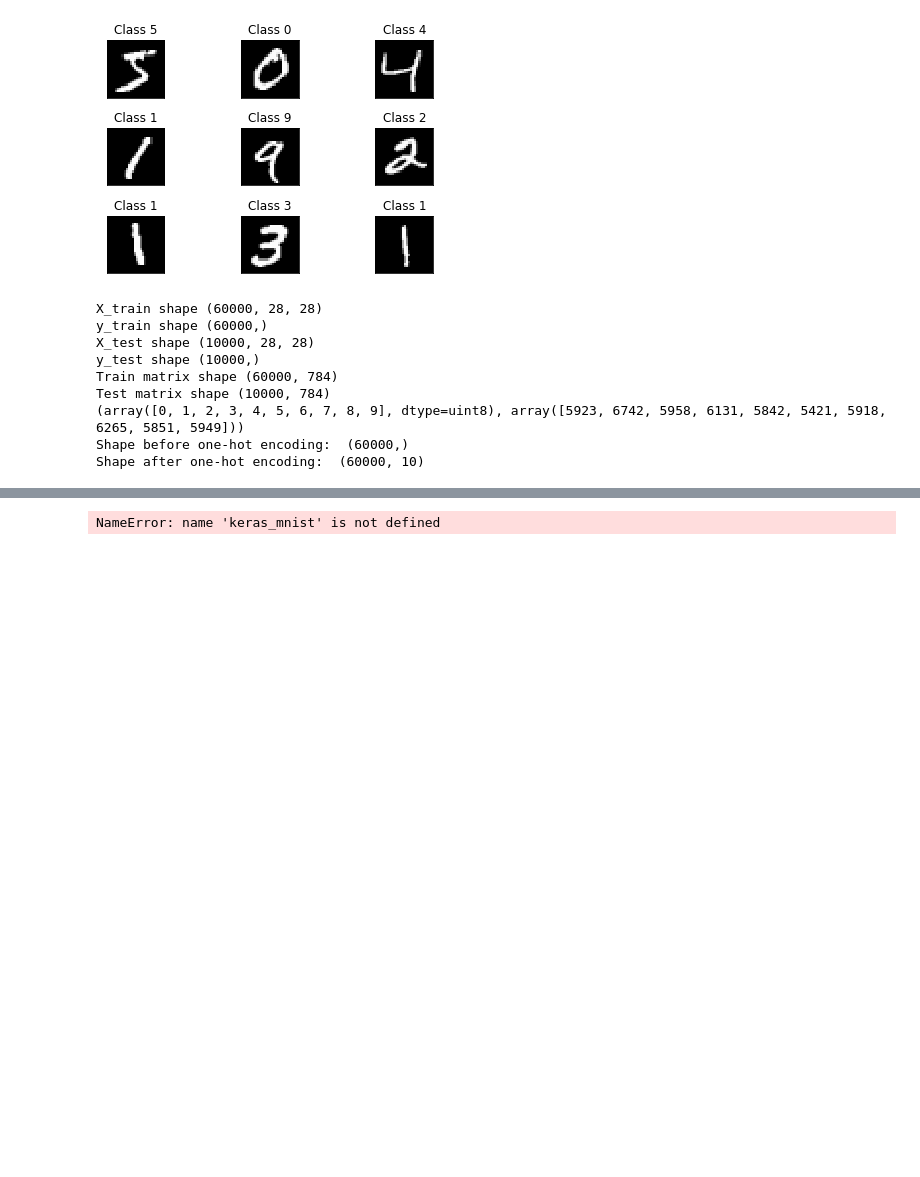
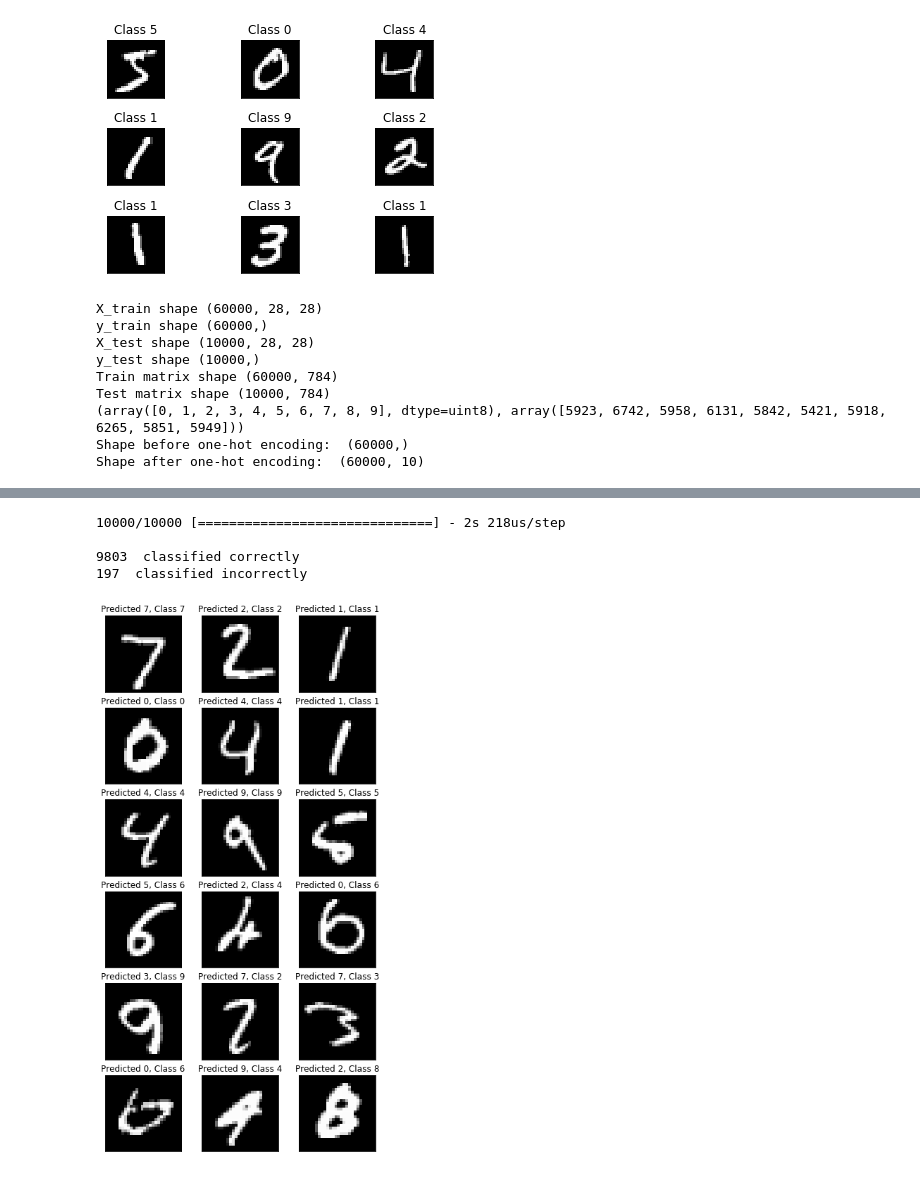
Before and after one commit to ledduy/b2dl-asc, a Jupyter notebook: asc-lect4-1.ipynb, the cells around one changed output, grey strips where cells are left out. Saved outputs shown, nothing was run; the diff lists cells and outputs as text; code cells hidden in the pictures; blank space fills up the shorter version.

```diff
--- a/asc-lect4-1.ipynb
+++ b/asc-lect4-1.ipynb
@@ -145,36 +147,40 @@ NameError: name 'keras_mnist' is not defined
 # %%
 # load the model and create predictions on the test set
-mnist_model = load_model(keras_mnist.h5)
+mnist_model = load_model(model_path)
 predicted_classes = mnist_model.predict_classes(X_test)
 
 # see which we predicted correctly and which not
 correct_indices = np.nonzero(predicted_classes == y_test)[0]
 incorrect_indices = np.nonzero(predicted_classes != y_test)[0]
 print()
 print(len(correct_indices)," classified correctly")
 print(len(incorrect_indices)," classified incorrectly")
 
 # adapt figure size to accomodate 18 subplots
 plt.rcParams['figure.figsize'] = (7,14)
 
 figure_evaluation = plt.figure()
 
 # plot 9 correct predictions
 for i, correct in enumerate(correct_indices[:9]):
     plt.subplot(6,3,i+1)
     plt.imshow(X_test[correct].reshape(28,28), cmap='gray', interpolation='none')
     plt.title("Predicted {}, Class {}".format(predicted_classes[correct], y_test[correct]))
     plt.xticks([])
     plt.yticks([])
 
 # plot 9 incorrect predictions
 for i, incorrect in enumerate(incorrect_indices[:9]):
     plt.subplot(6,3,i+10)
     plt.imshow(X_test[incorrect].reshape(28,28), cmap='gray', interpolation='none')
     plt.title("Predicted {}, Class {}".format(predicted_classes[incorrect], y_test[incorrect]))
     plt.xticks([])
     plt.yticks([])
 
 figure_evaluation
 # %% [output]
-NameError: name 'keras_mnist' is not defined
+10000/10000 [==============================] - 2s 218us/step
+
+9803  classified correctly
+197  classified incorrectly
+[figure, added]
```
Also changed, not shown: parts of 2 cells of this notebook, 1 other file.
